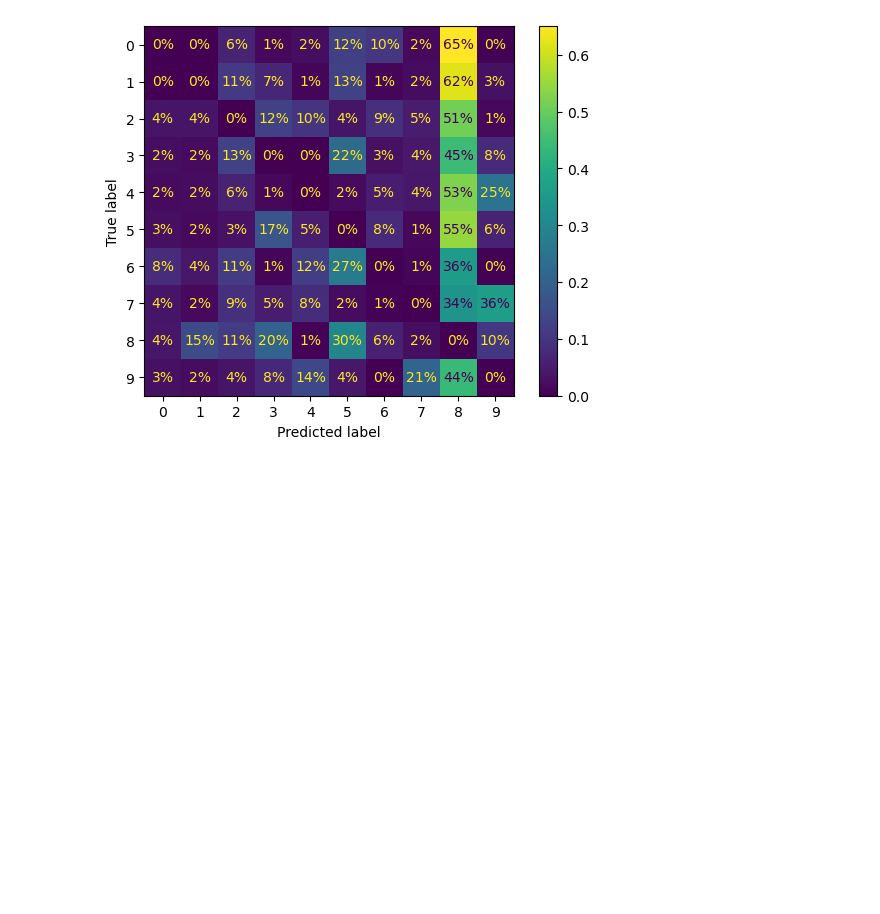
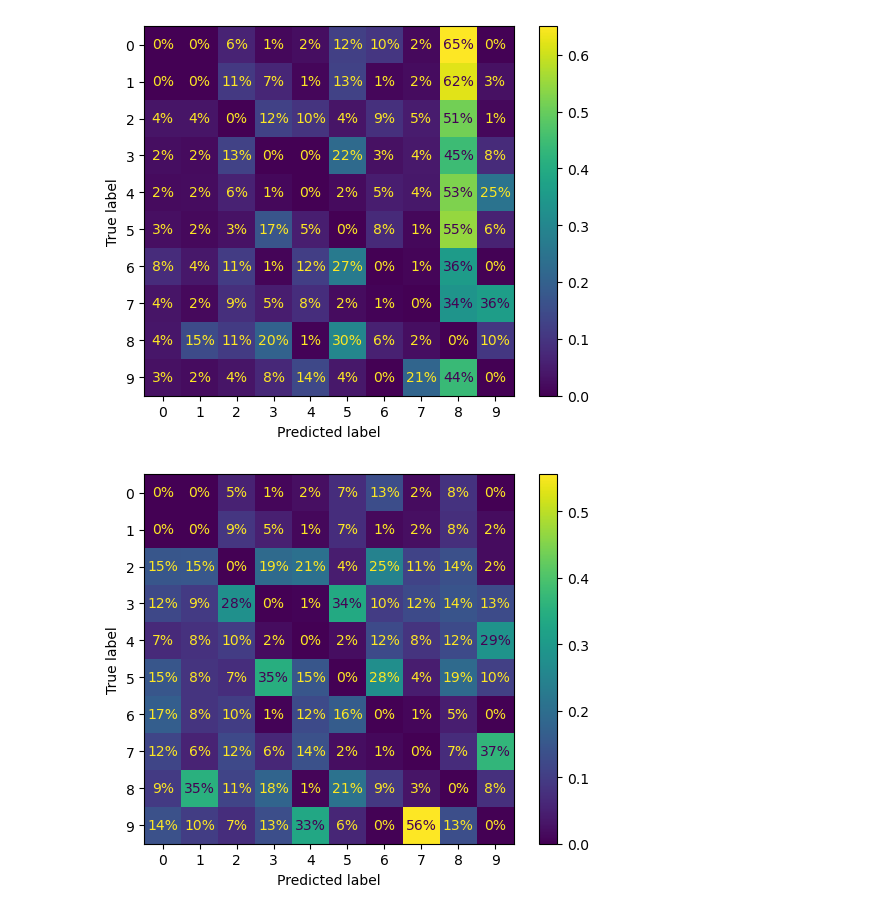
Before and after one commit to paul-sadface/Hands-On-ML-MNIST, a Jupyter notebook: Classification_MNIST.ipynb, the cells around one changed output. Drawn from its saved outputs; the diff is of its cells as text; code cells hidden in the pictures; blank space fills up the shorter version.

```diff
--- a/Classification_MNIST.ipynb
+++ b/Classification_MNIST.ipynb
@@ -365,2 +367,11 @@ plt.show()
 # %% [output]
 [figure]
+# %%
+ConfusionMatrixDisplay.from_predictions(y_train, y_train_pred,
+                                        sample_weight=sample_weight,
+                                        normalize="pred", values_format=".0%")
+plt.show()
+# errors are normalized by column
+# e.g. 56% of misclassified 7s are actually 9
+# %% [output]
+[figure, added]
```
Also changed, not shown: parts of 1 cell of this notebook.
